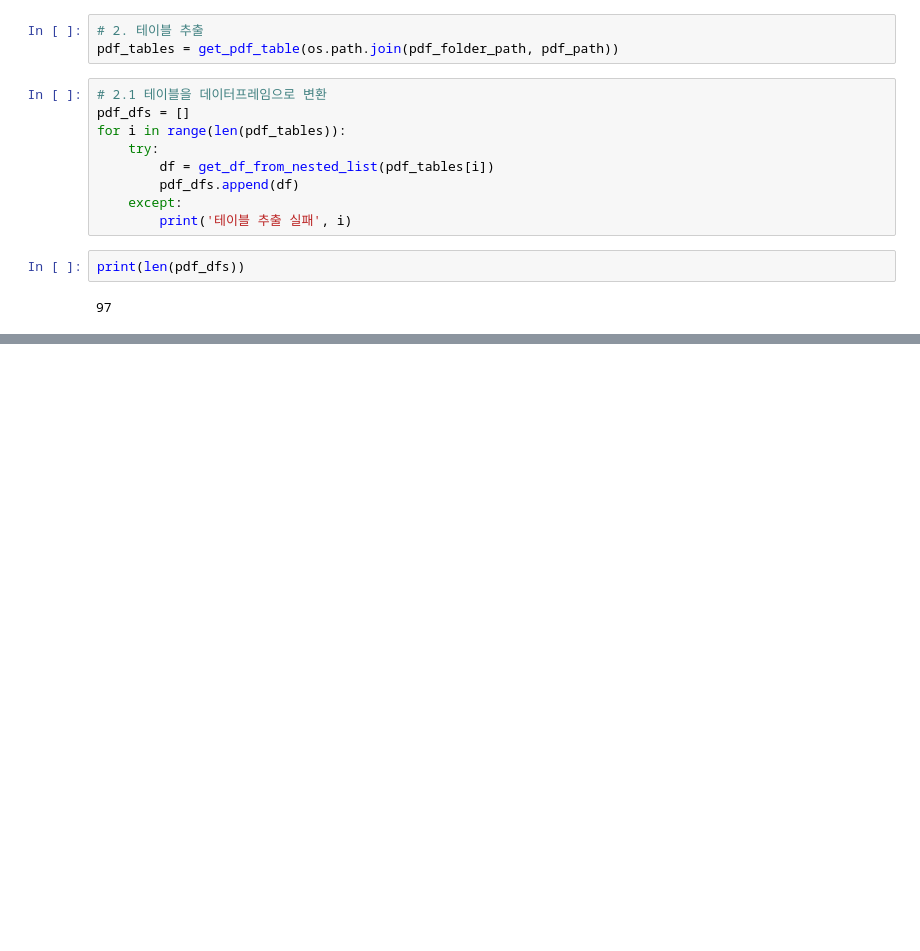
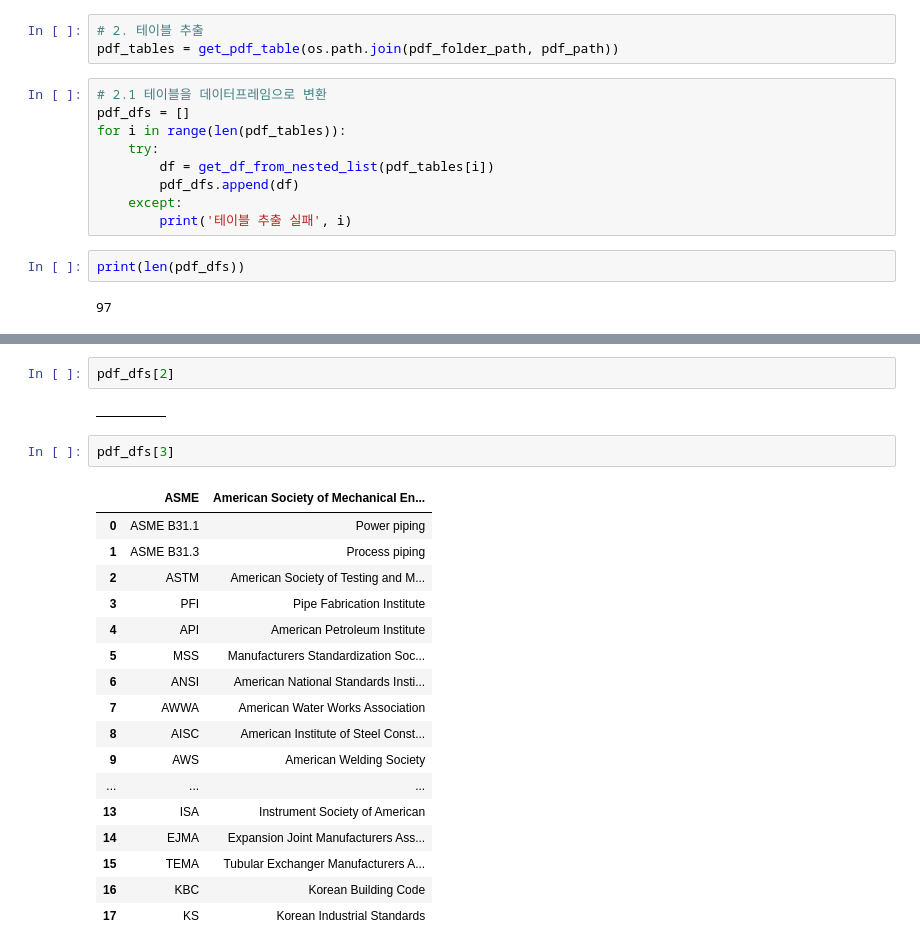
Before and after one commit to ggapsang/hello-pms, a Jupyter notebook: 01_extract_text_from_pdf.ipynb, the cells around one changed output, grey strips where cells are left out. Drawn from its saved outputs; the diff is of its cells as text; blank space fills up the shorter version.

```diff
--- a/01_extract_text_from_pdf.ipynb
+++ b/01_extract_text_from_pdf.ipynb
@@ -72,0 +242,24 @@ print(len(pdf_dfs))
+# %%
+pdf_dfs[2]
+# %% [output]
+|  |  |  |  |  |
+# %%
+pdf_dfs[3]
+# %% [output]
+|  | ASME | American Society of Mechanical En... |
+| 0 | ASME B31.1 | Power piping |
+| 1 | ASME B31.3 | Process piping |
+| 2 | ASTM | American Society of Testing and M... |
+| 3 | PFI | Pipe Fabrication Institute |
+| 4 | API | American Petroleum Institute |
+| 5 | MSS | Manufacturers Standardization Soc... |
+| 6 | ANSI | American National Standards Insti... |
+| 7 | AWWA | American Water Works Association |
+| 8 | AISC | American Institute of Steel Const... |
+| 9 | AWS | American Welding Society |
+| ... | ... | ... |
+| 13 | ISA | Instrument Society of American |
+| 14 | EJMA | Expansion Joint Manufacturers Ass... |
+| 15 | TEMA | Tubular Exchanger Manufacturers A... |
+| 16 | KBC | Korean Building Code |
+| 17 | KS | Korean Industrial Standards |
```
Also changed, not shown: parts of 58 cells of this notebook.
